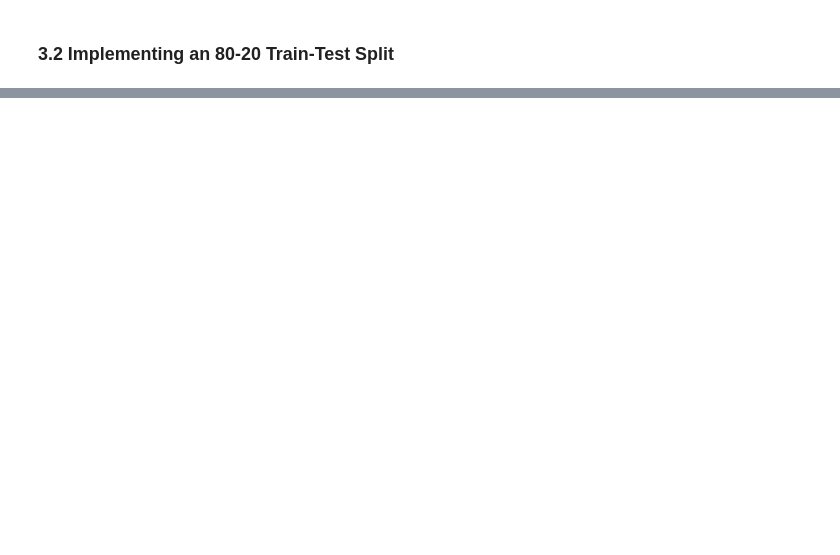
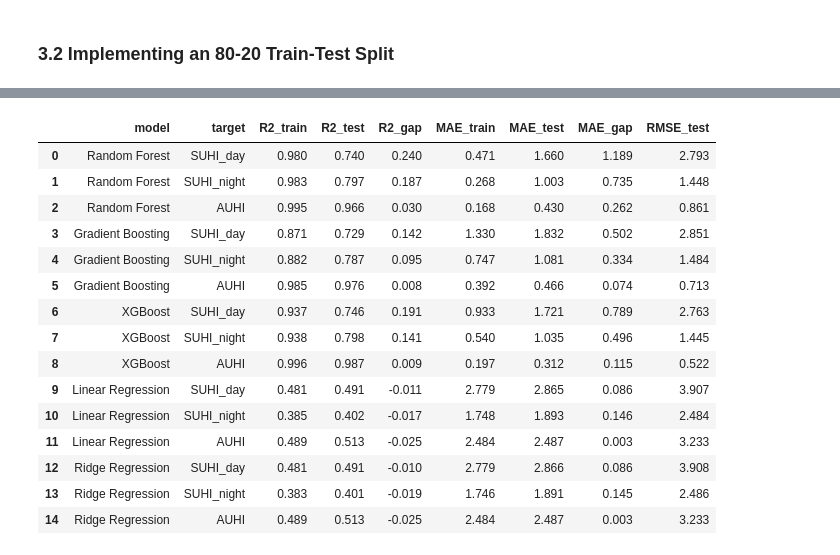
Before and after one commit to Peplinn/uhi-modelling, a Jupyter notebook: uhi-modelling.ipynb, the cells around one changed output, grey strips where cells are left out. Saved outputs shown, nothing was run; the diff lists cells and outputs as text; code cells hidden in the pictures; blank space fills up the shorter version.

```diff
--- a/uhi-modelling.ipynb
+++ b/uhi-modelling.ipynb
@@ -527,0 +574,7 @@ AUHI_night         0.998    0.038    0.101
+# %%
+import matplotlib.pyplot as plt
+import numpy as np
+from model_plots import plot_ensemble_learning_curves
+
+# Call the function
+plot_ensemble_learning_curves(tuned_models, X_train, y_train, X_test, y_test, targets, max_trees=300, step=10)
@@ -527,0 +585,53 @@ AUHI_night         0.998    0.038    0.101
+# %%
+tuned_results = {}
+
+for name, model in tuned_models.items():
+    y_pred_train = model.predict(X_train)
+    y_pred_test = model.predict(X_test)
+
+    model_results = {}
+
+    for i, target in enumerate(targets):
+        r2_train = r2_score(y_train.iloc[:, i], y_pred_train[:, i])
+        r2_test = r2_score(y_test.iloc[:, i], y_pred_test[:, i])
+        mae_train = mean_absolute_error(y_train.iloc[:, i], y_pred_train[:, i])
+        mae_test = mean_absolute_error(y_test.iloc[:, i], y_pred_test[:, i])
+        rmse_test = np.sqrt(mean_squared_error(y_test.iloc[:, i], y_pred_test[:, i]))
+
+        model_results[target] = {
+            "R2_train": round(r2_train, 3),
+            "R2_test": round(r2_test, 3),
+            "R2_gap": round(r2_train - r2_test, 3),
+            "MAE_train": round(mae_train, 3),
+            "MAE_test": round(mae_test, 3),
+            "MAE_gap": round(mae_test - mae_train, 3),
+            "RMSE_test": round(rmse_test, 3)
+        }
+
+    tuned_results[name] = model_results
+
+
+df_results = pd.DataFrame([
+    {"model": model, "target": target, **metrics}
+    for model, targets_dict in tuned_results.items()
+    for target, metrics in targets_dict.items()
+])
+
+display(df_results)
+# %% [output]
+|  | model | target | R2_train | R2_test | R2_gap | MAE_train | MAE_test | MAE_gap | RMSE_test |
+| 0 | Random Forest | SUHI_day | 0.980 | 0.740 | 0.240 | 0.471 | 1.660 | 1.189 | 2.793 |
+| 1 | Random Forest | SUHI_night | 0.983 | 0.797 | 0.187 | 0.268 | 1.003 | 0.735 | 1.448 |
+| 2 | Random Forest | AUHI | 0.995 | 0.966 | 0.030 | 0.168 | 0.430 | 0.262 | 0.861 |
+| 3 | Gradient Boosting | SUHI_day | 0.871 | 0.729 | 0.142 | 1.330 | 1.832 | 0.502 | 2.851 |
+| 4 | Gradient Boosting | SUHI_night | 0.882 | 0.787 | 0.095 | 0.747 | 1.081 | 0.334 | 1.484 |
+| 5 | Gradient Boosting | AUHI | 0.985 | 0.976 | 0.008 | 0.392 | 0.466 | 0.074 | 0.713 |
+| 6 | XGBoost | SUHI_day | 0.937 | 0.746 | 0.191 | 0.933 | 1.721 | 0.789 | 2.763 |
+| 7 | XGBoost | SUHI_night | 0.938 | 0.798 | 0.141 | 0.540 | 1.035 | 0.496 | 1.445 |
+| 8 | XGBoost | AUHI | 0.996 | 0.987 | 0.009 | 0.197 | 0.312 | 0.115 | 0.522 |
+| 9 | Linear Regression | SUHI_day | 0.481 | 0.491 | -0.011 | 2.779 | 2.865 | 0.086 | 3.907 |
+| 10 | Linear Regression | SUHI_night | 0.385 | 0.402 | -0.017 | 1.748 | 1.893 | 0.146 | 2.484 |
+| 11 | Linear Regression | AUHI | 0.489 | 0.513 | -0.025 | 2.484 | 2.487 | 0.003 | 3.233 |
+| 12 | Ridge Regression | SUHI_day | 0.481 | 0.491 | -0.010 | 2.779 | 2.866 | 0.086 | 3.908 |
+| 13 | Ridge Regression | SUHI_night | 0.383 | 0.401 | -0.019 | 1.746 | 1.891 | 0.145 | 2.486 |
+| 14 | Ridge Regression | AUHI | 0.489 | 0.513 | -0.025 | 2.484 | 2.487 | 0.003 | 3.233 |
```
Also changed, not shown: parts of 7 cells of this notebook, 14 other files.
